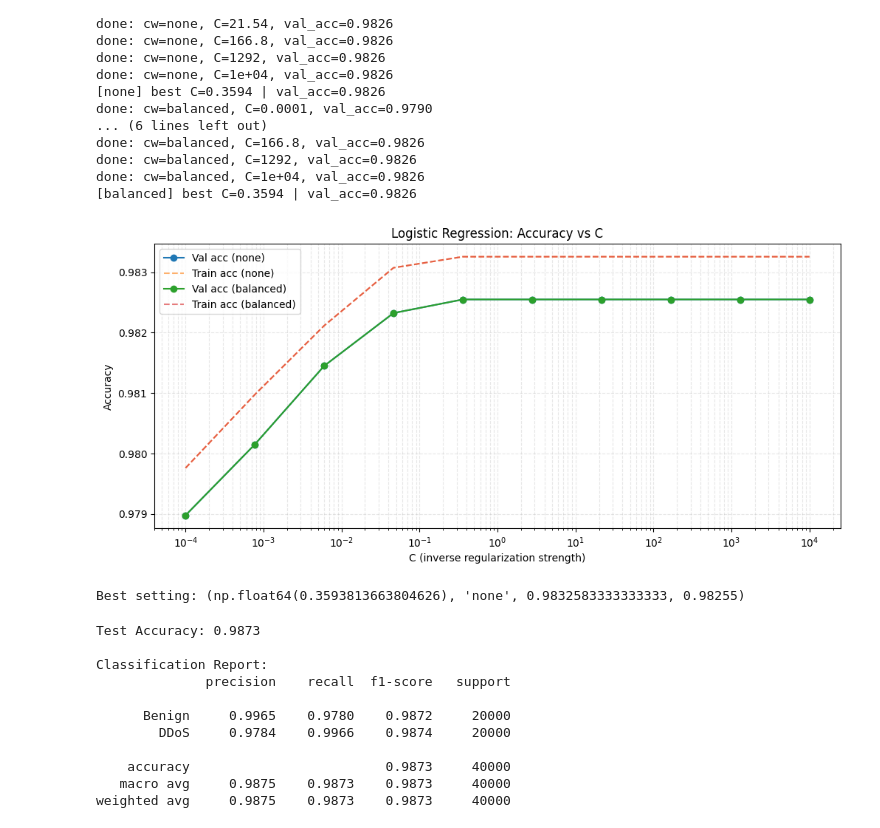
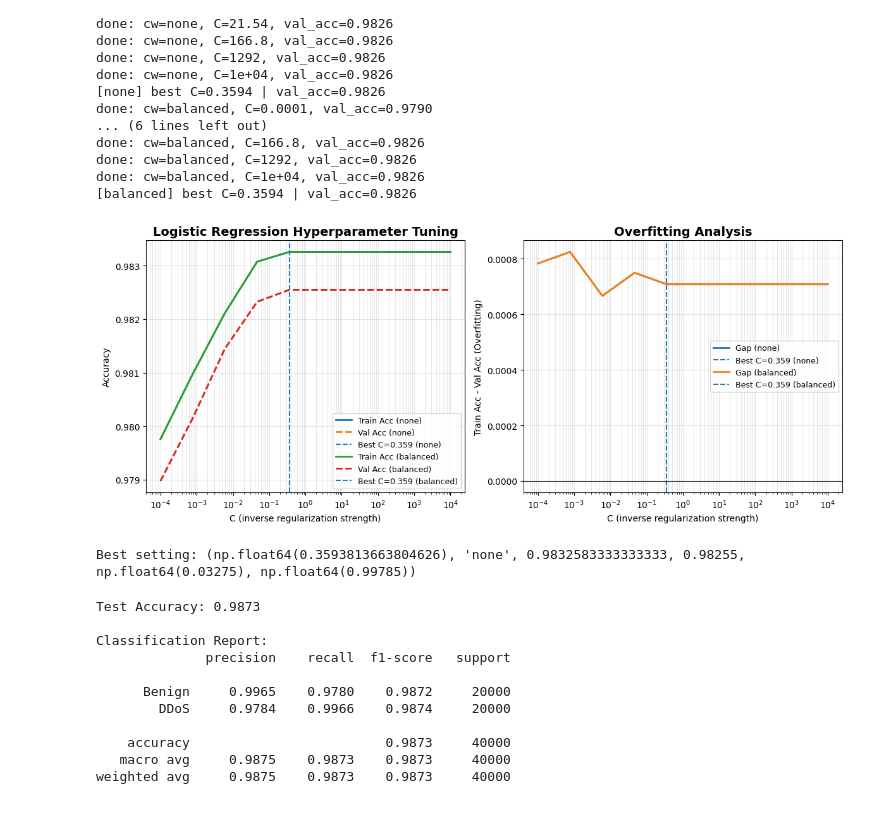
Before and after one commit to Flootersmm/ml_project, a Jupyter notebook: notebooks/ml/logistic_regression.ipynb, the cells around one changed output. Saved outputs shown, nothing was run; the diff lists cells and outputs as text; code cells hidden in the pictures.

Commit message:
lr with working plots

```diff
--- a/notebooks/ml/logistic_regression.ipynb
+++ b/notebooks/ml/logistic_regression.ipynb
@@ -146,7 +146,13 @@ for cw_name, cw in settings:
 
         train_accs.append(tr_acc)
         val_accs.append(va_acc)
-        val_results.append((C, cw_name, tr_acc, va_acc))
+
+        tn, fp, fn, tp = confusion_matrix(y_val, y_val_pred).ravel()
+
+        fpr = fp / (fp + tn)
+        recall = tp / (tp + fn)
+
+        val_results.append((C, cw_name, tr_acc, va_acc, fpr, recall))
 
         print(f"done: cw={cw_name}, C={C:.4g}, val_acc={va_acc:.4f}")  # progress
 
@@ -171,32 +177,87 @@ done: cw=balanced, C=1292, val_acc=0.9826
 done: cw=balanced, C=1e+04, val_acc=0.9826
 [balanced] best C=0.3594 | val_acc=0.9826
 # %%
+import numpy as np
+import matplotlib.pyplot as plt
+import os
+
+# ---- Visualising: LR Hyperparameter tuning (Accuracy vs C) + Overfitting gap ----
+# val_results format expected: (C, cw_name, tr_acc, va_acc, fpr, recall)
+
 plt.figure(figsize=(12, 5))
+
+# Panel 1: Accuracy vs C
+plt.subplot(1, 2, 1)
+
+best_per_cw = {}  # cw_name -> (best_C, best_val_acc)
 
 for cw_name, _ in settings:
     subset = [r for r in val_results if r[1] == cw_name]
+
     Cs = np.array([r[0] for r in subset])
     tr = np.array([r[2] for r in subset])
     va = np.array([r[3] for r in subset])
 
     order = np.argsort(Cs)
     Cs, tr, va = Cs[order], tr[order], va[order]
 
-    plt.plot(Cs, va, marker="o", label=f"Val acc ({cw_name})")
-    plt.plot(Cs, tr, linestyle="--", alpha=0.6, label=f"Train acc ({cw_name})")
+    plt.plot(Cs, tr, linewidth=2, label=f"Train Acc ({cw_name})")
+    plt.plot(Cs, va, linewidth=2, linestyle="--", label=f"Val Acc ({cw_name})")
+
+    best_idx = int(np.argmax(va))
+    best_C = Cs[best_idx]
+    best_val = va[best_idx]
+    best_per_cw[cw_name] = (best_C, best_val)
+
+    plt.axvline(best_C, linestyle="--", linewidth=1.5, label=f"Best C={best_C:.3g} ({cw_name})")
 
 plt.xscale("log")
 plt.xlabel("C (inverse regularization strength)")
 plt.ylabel("Accuracy")
-plt.title("Logistic Regression: Accuracy vs C")
-plt.legend()
-plt.grid(True, which="both", linestyle="--", alpha=0.3)
+plt.title("Logistic Regression Hyperparameter Tuning", fontsize=14, fontweight="bold")
+plt.grid(True, which="both", alpha=0.3)
+plt.legend(fontsize=9)
+
+# Panel 2: Overfitting gap (Train - Val) vs C
+plt.subplot(1, 2, 2)
+
+for cw_name, _ in settings:
+    subset = [r for r in val_results if r[1] == cw_name]
+
+    Cs = np.array([r[0] for r in subset])
+    tr = np.array([r[2] for r in subset])
+    va = np.array([r[3] for r in subset])
+
+    order = np.argsort(Cs)
+    Cs, tr, va = Cs[order], tr[order], va[order]
+
+    gap = tr - va
+    plt.plot(Cs, gap, linewidth=2, label=f"Gap ({cw_name})")
+
+    # draw the best C line again
+    best_C, _ = best_per_cw[cw_name]
+    plt.axvline(best_C, linestyle="--", linewidth=1.5, label=f"Best C={best_C:.3g} ({cw_name})")
+
+plt.axhline(y=0, color="black", linewidth=0.8)
+plt.xscale("log")
+plt.xlabel("C (inverse regularization strength)")
+plt.ylabel("Train Acc - Val Acc (Overfitting)")
+plt.title("Overfitting Analysis", fontsize=14, fontweight="bold")
+plt.grid(True, which="both", alpha=0.3)
+plt.legend(fontsize=9)
+
+plt.tight_layout()
+
+# Save (make sure folder exists)
+os.makedirs("../../plots", exist_ok=True)
+plt.savefig("../../plots/lr_hyperparameter_tuning_overfitting.png", dpi=300, bbox_inches="tight")
+
 plt.show()
 # %% [output]
-[figure, old version]
+[figure, new version]
 # %%
 best = max(val_results, key=lambda t: t[3])  # maximize val_acc
-best_C, best_cw_name, best_train_acc, best_val_acc = best
+best_C, best_cw_name, best_train_acc, best_val_acc, best_fpr, best_recall = best
 best_cw = "balanced" if best_cw_name == "balanced" else None
 
 final_lr = LogisticRegression(
@@ -211,7 +272,7 @@ final_lr.fit(X_train_scaled, y_train)
 
 print("Best setting:", best)
 # %% [output]
-Best setting: (np.float64(0.3593813663804626), 'none', 0.9832583333333333, 0.98255)
+Best setting: (np.float64(0.3593813663804626), 'none', 0.9832583333333333, 0.98255, np.float64(0.03275), np.float64(0.99785))
 # %%
 y_test_pred = final_lr.predict(X_test_scaled)
 test_accuracy = accuracy_score(y_test, y_test_pred)
```
Also changed, not shown: parts of 2 cells of this notebook.
